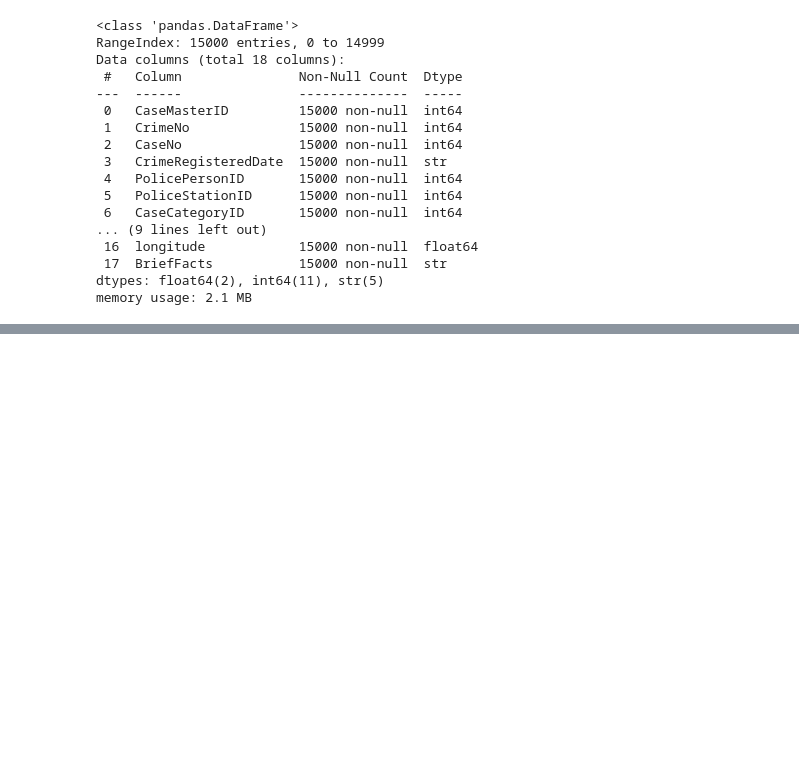
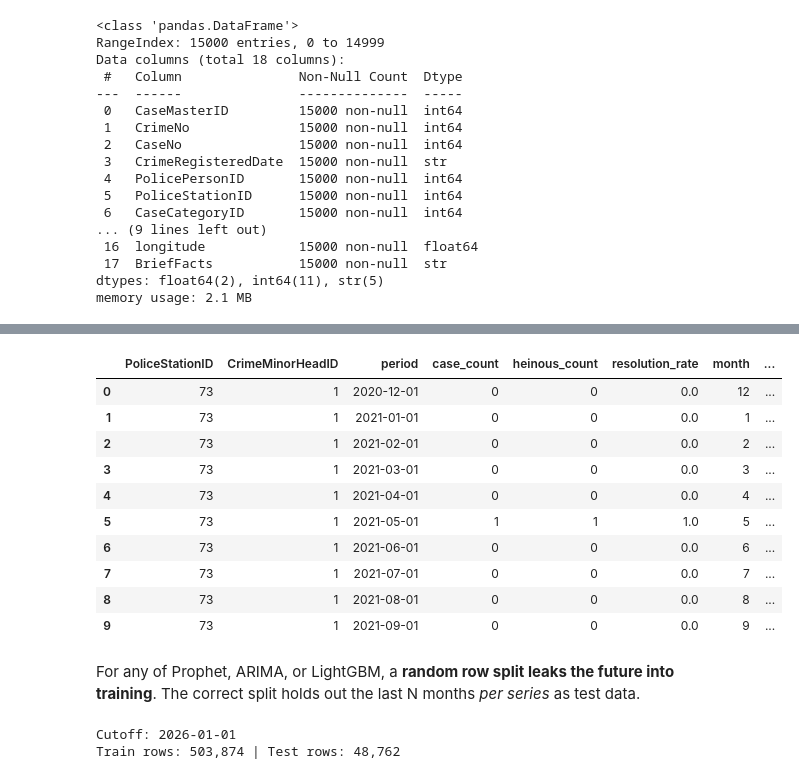
Before and after one commit to ashtonmascarenhas05-spec/AI-Driven_Crime_Analytics_And_Visualization, a Jupyter notebook: dataset/training_data/timeseries_counts.ipynb, the cells around one changed output, grey strips where cells are left out. Saved outputs shown, nothing was run; the diff lists cells and outputs as text; code cells hidden in the pictures; blank space fills up the shorter version.

```diff
--- a/dataset/training_data/timeseries_counts.ipynb
+++ b/dataset/training_data/timeseries_counts.ipynb
@@ -70,0 +96,9 @@ ValueError: Unexpected value for 'dtype': 'datetime64[M]'. Must be 'datetime64[s
+# %%
+cs_latest = cs.sort_values("csdate").groupby("CaseMasterID", as_index=False).last()
+
+cm = cm.merge(cs_latest[["CaseMasterID", "cstype"]], on="CaseMasterID", how="left")
+
+n_no_chargesheet = cm["cstype"].isnull().sum()
+print(f"Cases with no chargesheet row yet: {n_no_chargesheet} (treated as unresolved)")
+
+cm["is_resolved"] = (cm["cstype"] == "A").astype(int)
@@ -70,0 +132,8 @@ ValueError: Unexpected value for 'dtype': 'datetime64[M]'. Must be 'datetime64[s
+# %%
+agg = cm.groupby(["PoliceStationID", "CrimeMinorHeadID", "period"]).agg(
+    case_count=("CaseMasterID", "count"),
+    heinous_count=("is_heinous", "sum"),
+    resolved_count=("is_resolved", "sum"),
+).reset_index()
+
+agg.head()
@@ -70,0 +156,15 @@ ValueError: Unexpected value for 'dtype': 'datetime64[M]'. Must be 'datetime64[s
+# %%
+df = scaffold.merge(agg, on=["PoliceStationID", "CrimeMinorHeadID", "period"], how="left")
+
+df["case_count"] = df["case_count"].fillna(0).astype(int)
+df["heinous_count"] = df["heinous_count"].fillna(0).astype(int)
+df["resolved_count"] = df["resolved_count"].fillna(0).astype(int)
+
+df["resolution_rate"] = np.where(
+    df["case_count"] > 0, df["resolved_count"] / df["case_count"], 0.0
+)
+
+df = df.drop(columns=["resolved_count"])
+df = df.sort_values(["PoliceStationID", "CrimeMinorHeadID", "period"]).reset_index(drop=True)
+
+df.head(10)
@@ -70,0 +220,40 @@ ValueError: Unexpected value for 'dtype': 'datetime64[M]'. Must be 'datetime64[s
+# %%
+df["month"] = df["period"].dt.month
+df["month_sin"] = np.sin(2 * np.pi * df["month"] / 12)
+df["month_cos"] = np.cos(2 * np.pi * df["month"] / 12)
+
+g = df.groupby(["PoliceStationID", "CrimeMinorHeadID"])["case_count"]
+df["count_lag_1"] = g.shift(1)
+df["count_lag_3"] = g.shift(3)
+df["count_lag_12"] = g.shift(12)
+df["rolling_mean_3"] = g.transform(lambda s: s.shift(1).rolling(3).mean())
+
+df.head(10)
+# %% [output]
+|  | PoliceStationID | CrimeMinorHeadID | period | case_count | heinous_count | resolution_rate | month | ... |
+| 0 | 73 | 1 | 2020-12-01 | 0 | 0 | 0.0 | 12 | ... |
+| 1 | 73 | 1 | 2021-01-01 | 0 | 0 | 0.0 | 1 | ... |
+| 2 | 73 | 1 | 2021-02-01 | 0 | 0 | 0.0 | 2 | ... |
+| 3 | 73 | 1 | 2021-03-01 | 0 | 0 | 0.0 | 3 | ... |
+| 4 | 73 | 1 | 2021-04-01 | 0 | 0 | 0.0 | 4 | ... |
+| 5 | 73 | 1 | 2021-05-01 | 1 | 1 | 1.0 | 5 | ... |
+| 6 | 73 | 1 | 2021-06-01 | 0 | 0 | 0.0 | 6 | ... |
+| 7 | 73 | 1 | 2021-07-01 | 0 | 0 | 0.0 | 7 | ... |
+| 8 | 73 | 1 | 2021-08-01 | 0 | 0 | 0.0 | 8 | ... |
+| 9 | 73 | 1 | 2021-09-01 | 0 | 0 | 0.0 | 9 | ... |
+# %% [markdown]
+For any of Prophet, ARIMA, or LightGBM, a **random row split leaks the
+future into training**. The correct split holds out the last N months
+*per series* as test data.
+# %%
+N_TEST_MONTHS = 6
+cutoff = df["period"].max() - pd.DateOffset(months=N_TEST_MONTHS)
+
+train = df[df["period"] <= cutoff]
+test = df[df["period"] > cutoff]
+
+print(f"Cutoff: {cutoff.date()}")
+print(f"Train rows: {len(train):,} | Test rows: {len(test):,}")
+# %% [output]
+Cutoff: 2026-01-01
+Train rows: 503,874 | Test rows: 48,762
```
Also changed, not shown: parts of 20 cells of this notebook, 2 other files.
